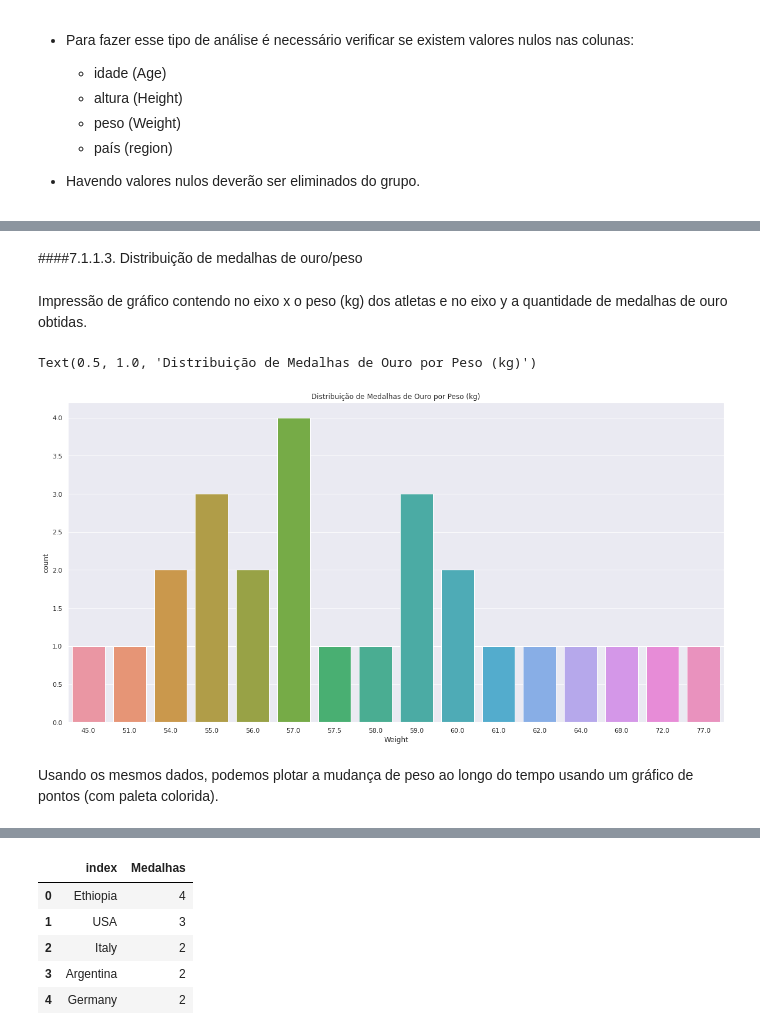
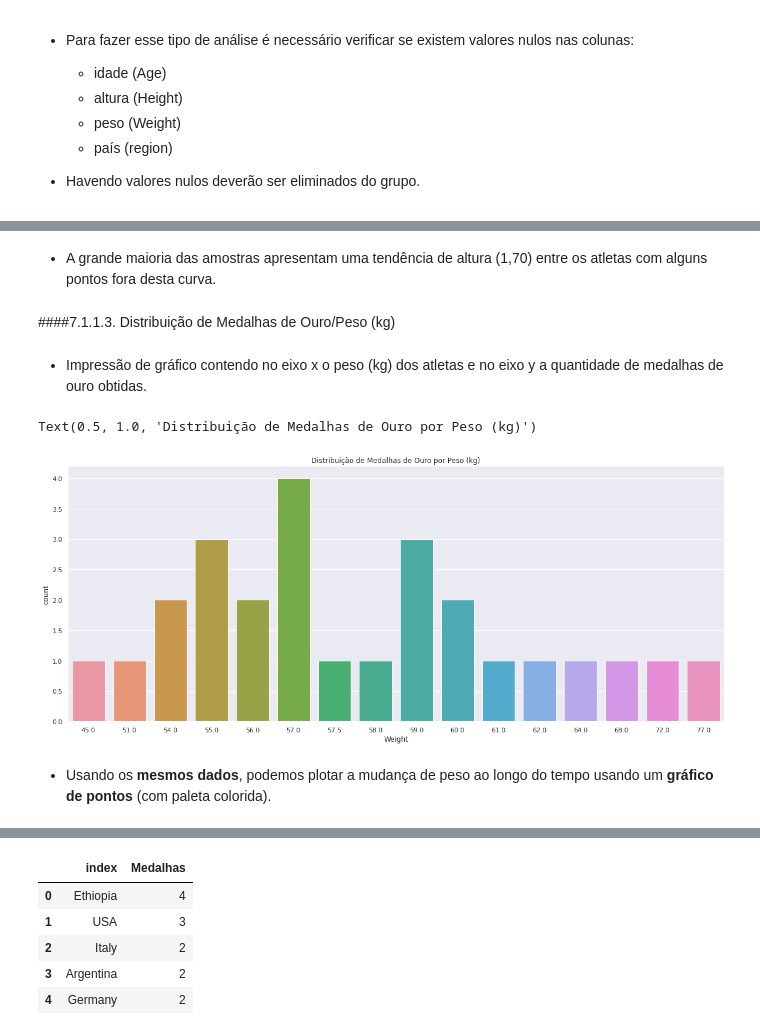
Before and after one commit to MSClaus/Olimpiadas_Analise, a Jupyter notebook: Jogos_Olimpicos.ipynb, the cells around one changed output, grey strips where cells are left out. Cells and saved outputs as stored; diff of their text form; code cells hidden in the pictures.

```diff
--- a/Jogos_Olimpicos.ipynb
+++ b/Jogos_Olimpicos.ipynb
@@ -236,16 +242,17 @@ Text(0.5, 1.0, 'Distribuição de Medalhas de Ouro')
+# %% [markdown]
+- A grande maioria das amostras apresentam uma tendência de altura (1,70) entre os atletas com alguns pontos fora desta curva.
 # %% [markdown]
-####7.1.1.3. Distribuição de medalhas de ouro/peso
+####7.1.1.3. Distribuição de Medalhas de Ouro/Peso (kg)
 # %% [markdown]
-Impressão de gráfico contendo no eixo x  o peso (kg) dos atletas e no eixo y a quantidade de medalhas de ouro obtidas.
+- Impressão de gráfico contendo no eixo x  o peso (kg) dos atletas e no eixo y a quantidade de medalhas de ouro obtidas.
 # %%
-plt.figure(figsize=(20, 10))
+plt.figure(figsize=(20, 8))
 plt.tight_layout()
 sns.countplot(x=maratonaMasculino['Weight'])
 plt.title('Distribuição de Medalhas de Ouro por Peso (kg)')
 # %% [output]
 Text(0.5, 1.0, 'Distribuição de Medalhas de Ouro por Peso (kg)')
-[figure, old version]
+[figure, new version]
 # %% [markdown]
-
-Usando os mesmos dados, podemos plotar a mudança de peso ao longo do tempo usando um gráfico de pontos (com paleta colorida).
+- Usando os **mesmos dados**, podemos plotar a mudança de peso ao longo do tempo usando um **gráfico de pontos** (com paleta colorida).
 # %%
```
Also changed, not shown: parts of 45 cells of this notebook.
